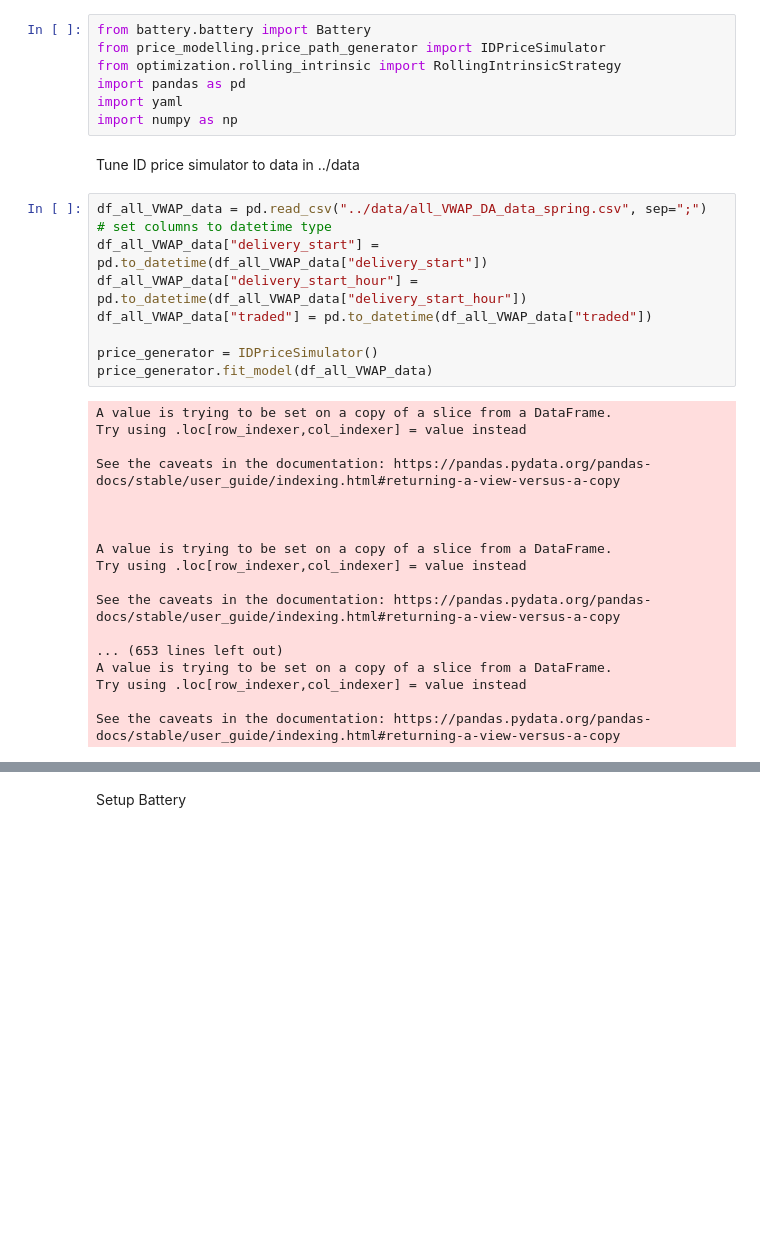
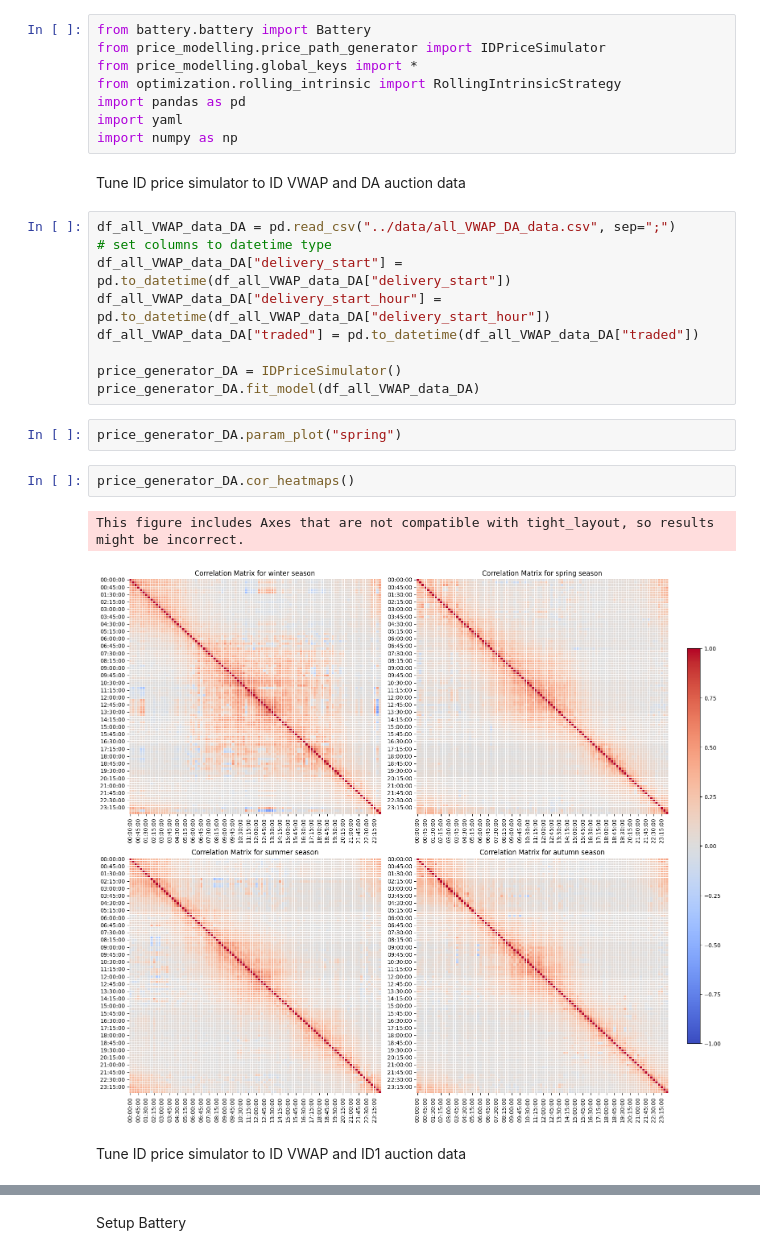
Before and after one commit to rickvanv/battery_intraday_optimizer, a Jupyter notebook: src/test_setup.ipynb, the cells around one changed output, grey strips where cells are left out. Saved outputs shown, nothing was run; the diff lists cells and outputs as text; blank space fills up the shorter version.

```diff
--- a/src/test_setup.ipynb
+++ b/src/test_setup.ipynb
@@ -1,36 +1,28 @@
 # %%
 from battery.battery import Battery
 from price_modelling.price_path_generator import IDPriceSimulator
+from price_modelling.global_keys import *
 from optimization.rolling_intrinsic import RollingIntrinsicStrategy
 import pandas as pd
 import yaml
 import numpy as np
 # %% [markdown]
-Tune ID price simulator to data in ../data
+Tune ID price simulator to ID VWAP and DA auction data
 # %%
-df_all_VWAP_data = pd.read_csv("../data/all_VWAP_DA_data_spring.csv", sep=";")
+df_all_VWAP_data_DA = pd.read_csv("../data/all_VWAP_DA_data.csv", sep=";")
 # set columns to datetime type
-df_all_VWAP_data["delivery_start"] = pd.to_datetime(df_all_VWAP_data["delivery_start"])
-df_all_VWAP_data["delivery_start_hour"] = pd.to_datetime(df_all_VWAP_data["delivery_start_hour"])
-df_all_VWAP_data["traded"] = pd.to_datetime(df_all_VWAP_data["traded"])
+df_all_VWAP_data_DA["delivery_start"] = pd.to_datetime(df_all_VWAP_data_DA["delivery_start"])
+df_all_VWAP_data_DA["delivery_start_hour"] = pd.to_datetime(df_all_VWAP_data_DA["delivery_start_hour"])
+df_all_VWAP_data_DA["traded"] = pd.to_datetime(df_all_VWAP_data_DA["traded"])
 
-price_generator = IDPriceSimulator()
-price_generator.fit_model(df_all_VWAP_data)
+price_generator_DA = IDPriceSimulator()
+price_generator_DA.fit_model(df_all_VWAP_data_DA)
-# %% [output]
-A value is trying to be set on a copy of a slice from a DataFrame.
-Try using .loc[row_indexer,col_indexer] = value instead
-
-See the caveats in the documentation: https://pandas.pydata.org/pandas-docs/stable/user_guide/indexing.html#returning-a-view-versus-a-copy
-
-
-
-A value is trying to be set on a copy of a slice from a DataFrame.
-Try using .loc[row_indexer,col_indexer] = value instead
-
-See the caveats in the documentation: https://pandas.pydata.org/pandas-docs/stable/user_guide/indexing.html#returning-a-view-versus-a-copy
-
-... (653 lines left out)
-A value is trying to be set on a copy of a slice from a DataFrame.
-Try using .loc[row_indexer,col_indexer] = value instead
-
-See the caveats in the documentation: https://pandas.pydata.org/pandas-docs/stable/user_guide/indexing.html#returning-a-view-versus-a-copy
+# %%
+price_generator_DA.param_plot("spring")
+# %%
+price_generator_DA.cor_heatmaps()
+# %% [output]
+This figure includes Axes that are not compatible with tight_layout, so results might be incorrect.
+[figure, added]
+# %% [markdown]
+Tune ID price simulator to ID VWAP and ID1 auction data
```
Also changed, not shown: parts of 11 cells of this notebook, 4 other files.
